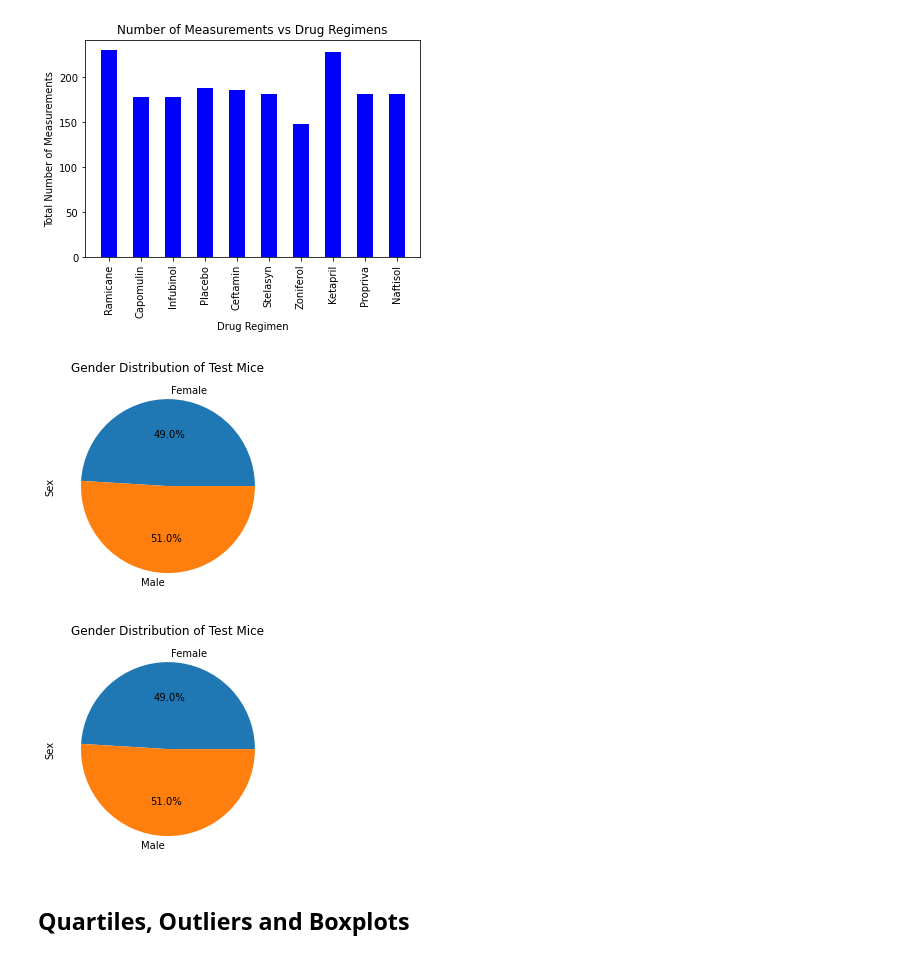
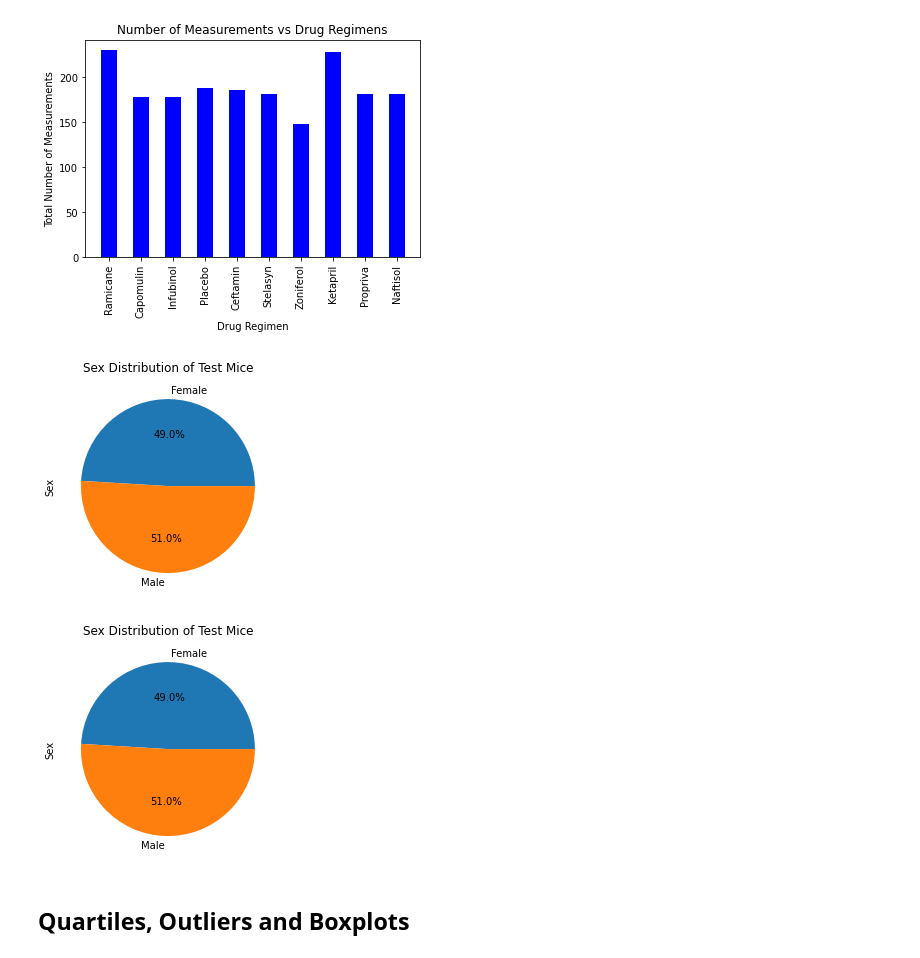
Before and after one commit to jroy22/matplotlib-challenge, a Jupyter notebook: Pymaceutical/PymaceuticalsAnalysis.ipynb, the cells around one changed output. Drawn from its saved outputs; the diff is of its cells as text; code cells hidden in the pictures.

```diff
--- a/Pymaceutical/PymaceuticalsAnalysis.ipynb
+++ b/Pymaceutical/PymaceuticalsAnalysis.ipynb
@@ -154,30 +161,31 @@ plt.show()
 # %%
 # Sorted the genders alphabetically and get the genders
 
-gender_sort = clean_mouse_results.sort_values(by=['Sex'])
-gender = gender_sort['Sex'].unique()
+sex_sort = clean_mouse_results.sort_values(by=['Sex'])
+sex = sex_sort['Sex'].unique()
 
 # Get the number of the mice with a particular gender
 
-gender_group = clean_mouse_results.groupby(['Sex'])
-gender_count = gender_group['Sex'].count()
+sex_group = clean_mouse_results.groupby(['Sex'])
+sex_count = sex_group['Sex'].count()
 # %%
 # Generate a pie plot showing the distribution of female versus male mice using pandas
 
-pie_gender_pan = gender_count.plot(y = gender_count, kind = "pie",
-                                   title = "Gender Distribution of Test Mice", autopct = '%1.1f%%')
+pie_sex_pan = sex_count.plot(y = sex_count, kind = "pie",
+                             title = "Sex Distribution of Test Mice",
+                             autopct = '%1.1f%%')
 # %% [output]
-[figure, old version]
+[figure, new version]
 # %%
 # Generate a pie plot showing the distribution of female versus male mice using pyplot
 
-pie_gender_py = plt.pie(gender_count, labels = gender, autopct = '%1.1f%%')
+pie_sex_py = plt.pie(sex_count, labels = sex, autopct = '%1.1f%%')
 
-plt.title("Gender Distribution of Test Mice")
+plt.title("Sex Distribution of Test Mice")
 plt.ylabel("Sex")
 plt.show()
 # %% [output]
-[figure, old version]
+[figure, new version]
 # %% [markdown]
 ## Quartiles, Outliers and Boxplots
 # %%
```
Also changed, not shown: parts of 4 cells of this notebook.
